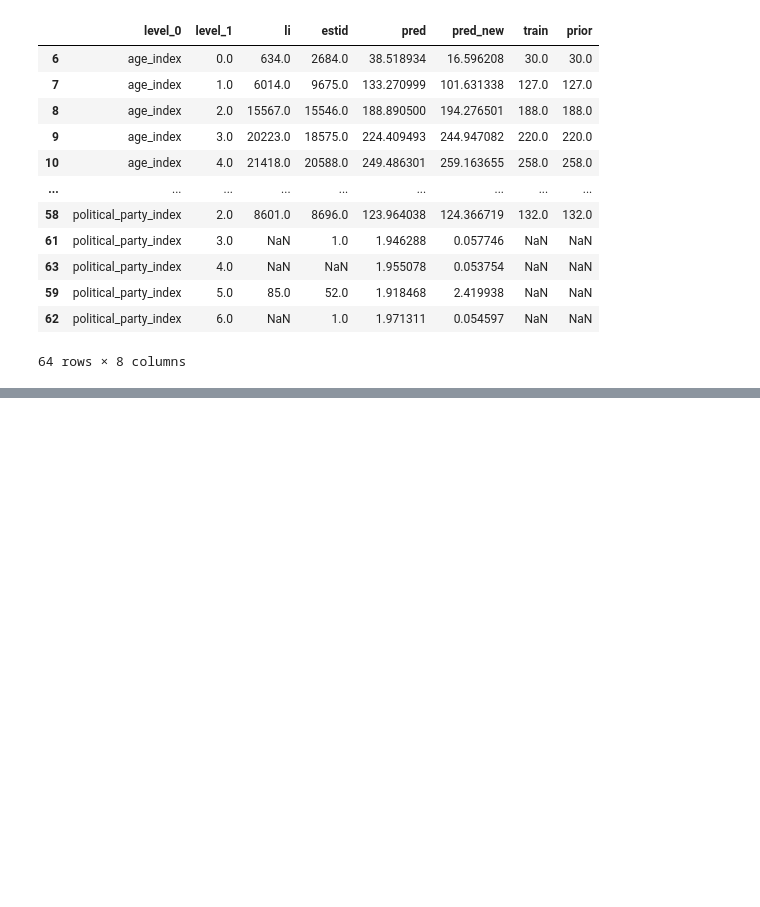
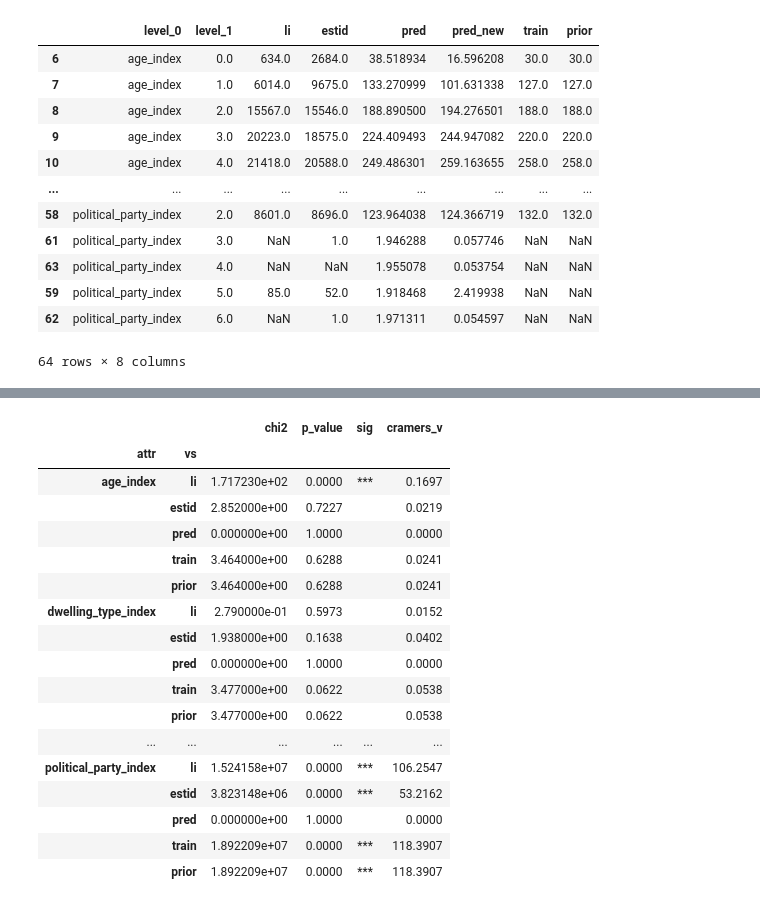
Before and after one commit to ravi-sharethis/python-notebooks, a Jupyter notebook: demo_debug.ipynb, the cells around one changed output, grey strips where cells are left out. Cells and saved outputs as stored; diff of their text form; code cells hidden in the pictures; blank space fills up the shorter version.

```diff
--- a/demo_debug.ipynb
+++ b/demo_debug.ipynb
@@ -809,3 +916,24 @@ chisq_results2.xs('li', level='vs').join(
 | net_worth_hh_index | 15.37 | 0.05 |  | 0.04 | 57.26 | 0.00 | *** | 0.09 | ... |
 | occupation_category_index | 2.13 | 0.95 |  | 0.02 | 11.74 | 0.11 |  | 0.05 | ... |
 | political_party_index | 12364.38 | 0.00 | *** | 3.03 | 15241578.98 | 0.00 | *** | 106.25 | ... |
+# %%
+chisq_results
+# %% [output]
+|  |  | chi2 | p_value | sig | cramers_v |
+| attr | vs |  |  |  |  |
+| age_index | li | 1.717230e+02 | 0.0000 | *** | 0.1697 |
+|  | estid | 2.852000e+00 | 0.7227 |  | 0.0219 |
+|  | pred | 0.000000e+00 | 1.0000 |  | 0.0000 |
+|  | train | 3.464000e+00 | 0.6288 |  | 0.0241 |
+|  | prior | 3.464000e+00 | 0.6288 |  | 0.0241 |
+| dwelling_type_index | li | 2.790000e-01 | 0.5973 |  | 0.0152 |
+|  | estid | 1.938000e+00 | 0.1638 |  | 0.0402 |
+|  | pred | 0.000000e+00 | 1.0000 |  | 0.0000 |
+|  | train | 3.477000e+00 | 0.0622 |  | 0.0538 |
+|  | prior | 3.477000e+00 | 0.0622 |  | 0.0538 |
+| ... | ... | ... | ... | ... | ... |
+| political_party_index | li | 1.524158e+07 | 0.0000 | *** | 106.2547 |
+|  | estid | 3.823148e+06 | 0.0000 | *** | 53.2162 |
+|  | pred | 0.000000e+00 | 1.0000 |  | 0.0000 |
+|  | train | 1.892209e+07 | 0.0000 | *** | 118.3907 |
+|  | prior | 1.892209e+07 | 0.0000 | *** | 118.3907 |
```
Also changed, not shown: parts of 4 cells of this notebook, 8 other files.
